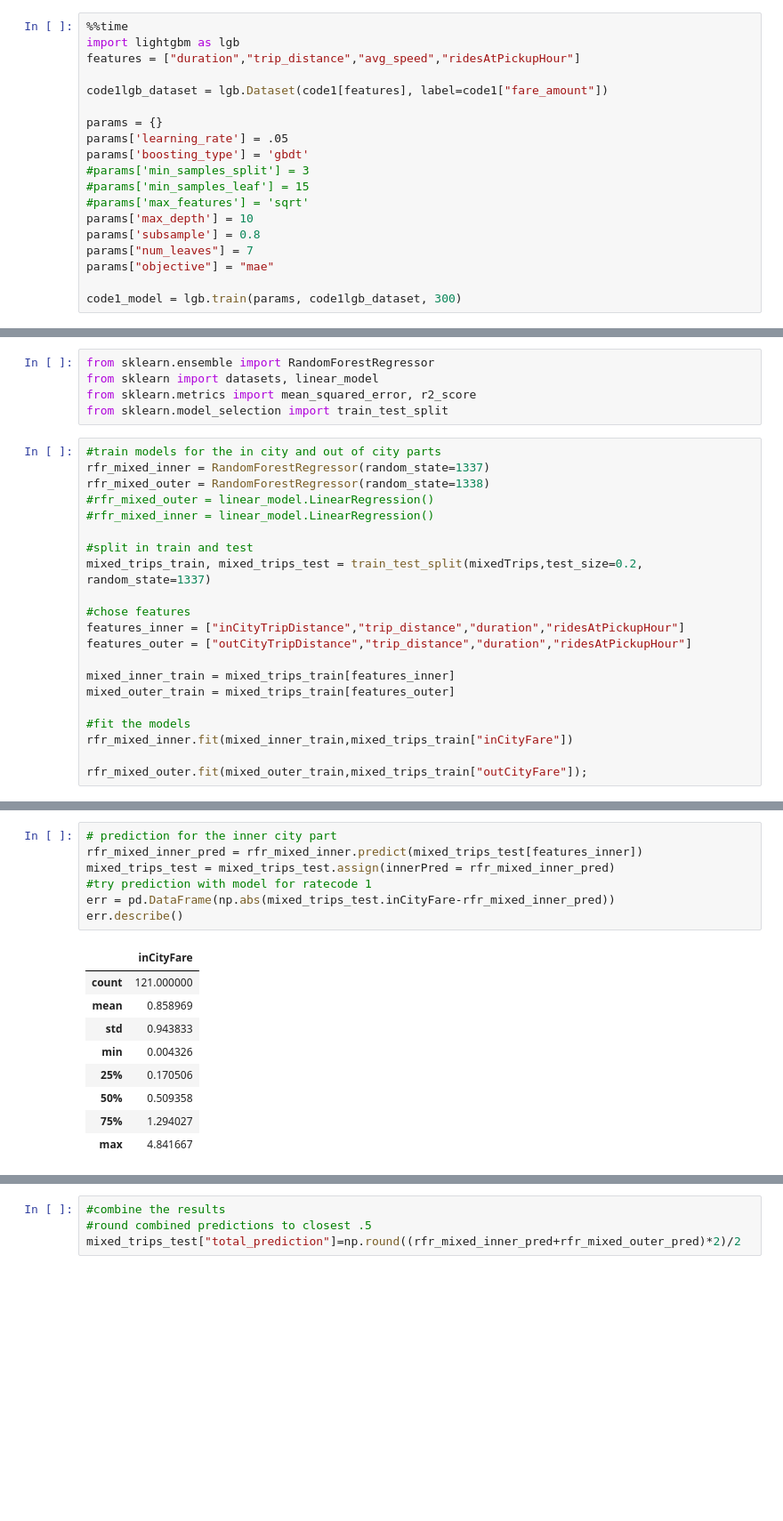
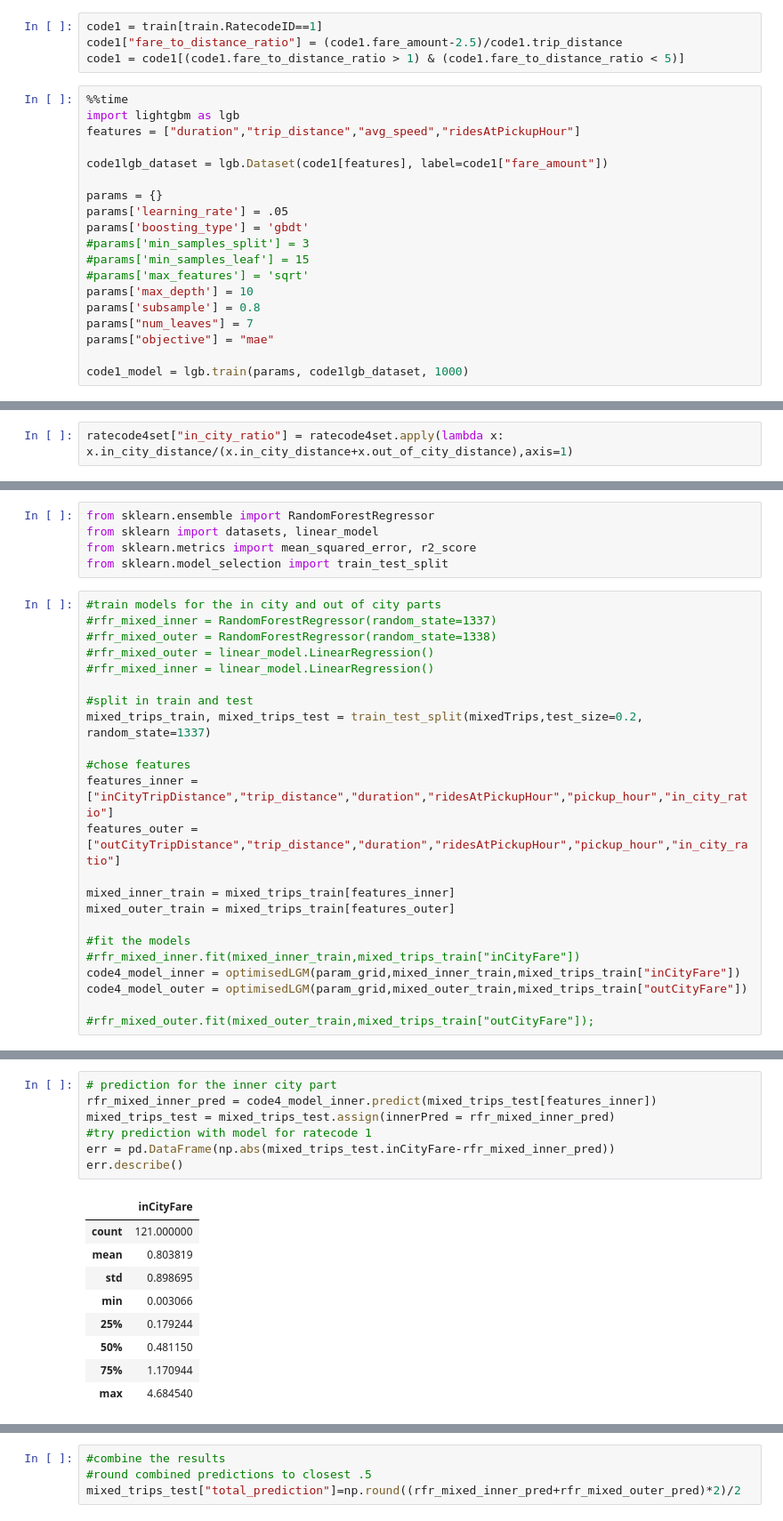
Before and after one commit to Sitorias/TaxiPrediction, a Jupyter notebook: Task 2 - Predicting Taxi Ride Prices - Leo.ipynb, the cells around one changed output, grey strips where cells are left out. Shown at 89% size. Saved outputs shown, nothing was run; the diff lists cells and outputs as text; blank space fills up the shorter version.

```diff
--- a/Task 2 - Predicting Taxi Ride Prices - Leo.ipynb
+++ b/Task 2 - Predicting Taxi Ride Prices - Leo.ipynb
@@ -615,3 +611,7 @@ code1 = train[train.RatecodeID==1]
+# %%
+code1 = train[train.RatecodeID==1]
+code1["fare_to_distance_ratio"] = (code1.fare_amount-2.5)/code1.trip_distance
+code1 = code1[(code1.fare_to_distance_ratio > 1) & (code1.fare_to_distance_ratio < 5)]
 # %%
 %%time
 import lightgbm as lgb
@@ -630,5 +630,5 @@ params['subsample'] = 0.8
 params["num_leaves"] = 7
 params["objective"] = "mae"
 
-code1_model = lgb.train(params, code1lgb_dataset, 300)
+code1_model = lgb.train(params, code1lgb_dataset, 1000)
 # %% [output]
@@ -1030,6 +1165,8 @@ ratecode4set["outCityTripDistance"] = ratecode4set.apply(lambda x: x.out_of_city
 # %%
 ratecode4set["inCityTripDistanceExtreme"] = ratecode4set.apply(lambda x: x.inCityPercentage*x.trip_distance,axis=1)
 ratecode4set["outCityTripDistanceExtreme"] = ratecode4set.apply(lambda x: (1-x.inCityPercentage)*x.trip_distance,axis=1)
+# %%
+ratecode4set["in_city_ratio"] = ratecode4set.apply(lambda x: x.in_city_distance/(x.in_city_distance+x.out_of_city_distance),axis=1)
 # %% [markdown]
 Now we have to train three models. Two for trips that start in the city and end out of it and vice versa, thus using both the standard and the doubled rate (one model for each). The predctions are then add up. The third model is for trips that are completly out of the city and therefore only use the doubled rate. Here more information can be used from the dataset, because we do not have to make assumptions on where the trip was split.
 # %%
@@ -1054,8 +1191,8 @@ from sklearn.metrics import mean_squared_error, r2_score
 from sklearn.model_selection import train_test_split
 # %%
 #train models for the in city and out of city parts
-rfr_mixed_inner = RandomForestRegressor(random_state=1337)
-rfr_mixed_outer = RandomForestRegressor(random_state=1338)
+#rfr_mixed_inner = RandomForestRegressor(random_state=1337)
+#rfr_mixed_outer = RandomForestRegressor(random_state=1338)
 #rfr_mixed_outer = linear_model.LinearRegression()
 #rfr_mixed_inner = linear_model.LinearRegression()
 
@@ -1063,13 +1200,15 @@ rfr_mixed_outer = RandomForestRegressor(random_state=1338)
 mixed_trips_train, mixed_trips_test = train_test_split(mixedTrips,test_size=0.2, random_state=1337)
 
 #chose features
-features_inner = ["inCityTripDistance","trip_distance","duration","ridesAtPickupHour"]
-features_outer = ["outCityTripDistance","trip_distance","duration","ridesAtPickupHour"]
+features_inner = ["inCityTripDistance","trip_distance","duration","ridesAtPickupHour","pickup_hour","in_city_ratio"]
+features_outer = ["outCityTripDistance","trip_distance","duration","ridesAtPickupHour","pickup_hour","in_city_ratio"]
 
 mixed_inner_train = mixed_trips_train[features_inner]
 mixed_outer_train = mixed_trips_train[features_outer]
 
 #fit the models
-rfr_mixed_inner.fit(mixed_inner_train,mixed_trips_train["inCityFare"])
+#rfr_mixed_inner.fit(mixed_inner_train,mixed_trips_train["inCityFare"])
+code4_model_inner = optimisedLGM(param_grid,mixed_inner_train,mixed_trips_train["inCityFare"])
+code4_model_outer = optimisedLGM(param_grid,mixed_outer_train,mixed_trips_train["outCityFare"])
 
-rfr_mixed_outer.fit(mixed_outer_train,mixed_trips_train["outCityFare"]);
+#rfr_mixed_outer.fit(mixed_outer_train,mixed_trips_train["outCityFare"]);
@@ -1090,17 +1239,17 @@ mixed_trips_train[interesting_features].head()
 # %%
 # prediction for the inner city part
-rfr_mixed_inner_pred = rfr_mixed_inner.predict(mixed_trips_test[features_inner])
+rfr_mixed_inner_pred = code4_model_inner.predict(mixed_trips_test[features_inner])
 mixed_trips_test = mixed_trips_test.assign(innerPred = rfr_mixed_inner_pred)
 #try prediction with model for ratecode 1
 err = pd.DataFrame(np.abs(mixed_trips_test.inCityFare-rfr_mixed_inner_pred))
 err.describe()
 # %% [output]
 |  | inCityFare |
 | count | 121.000000 |
-| mean | 0.858969 |
-| std | 0.943833 |
-| min | 0.004326 |
-| 25% | 0.170506 |
-| 50% | 0.509358 |
-| 75% | 1.294027 |
-| max | 4.841667 |
+| mean | 0.803819 |
+| std | 0.898695 |
+| min | 0.003066 |
+| 25% | 0.179244 |
+| 50% | 0.481150 |
+| 75% | 1.170944 |
+| max | 4.684540 |
```
Also changed, not shown: parts of 73 cells of this notebook, 3 other files.
